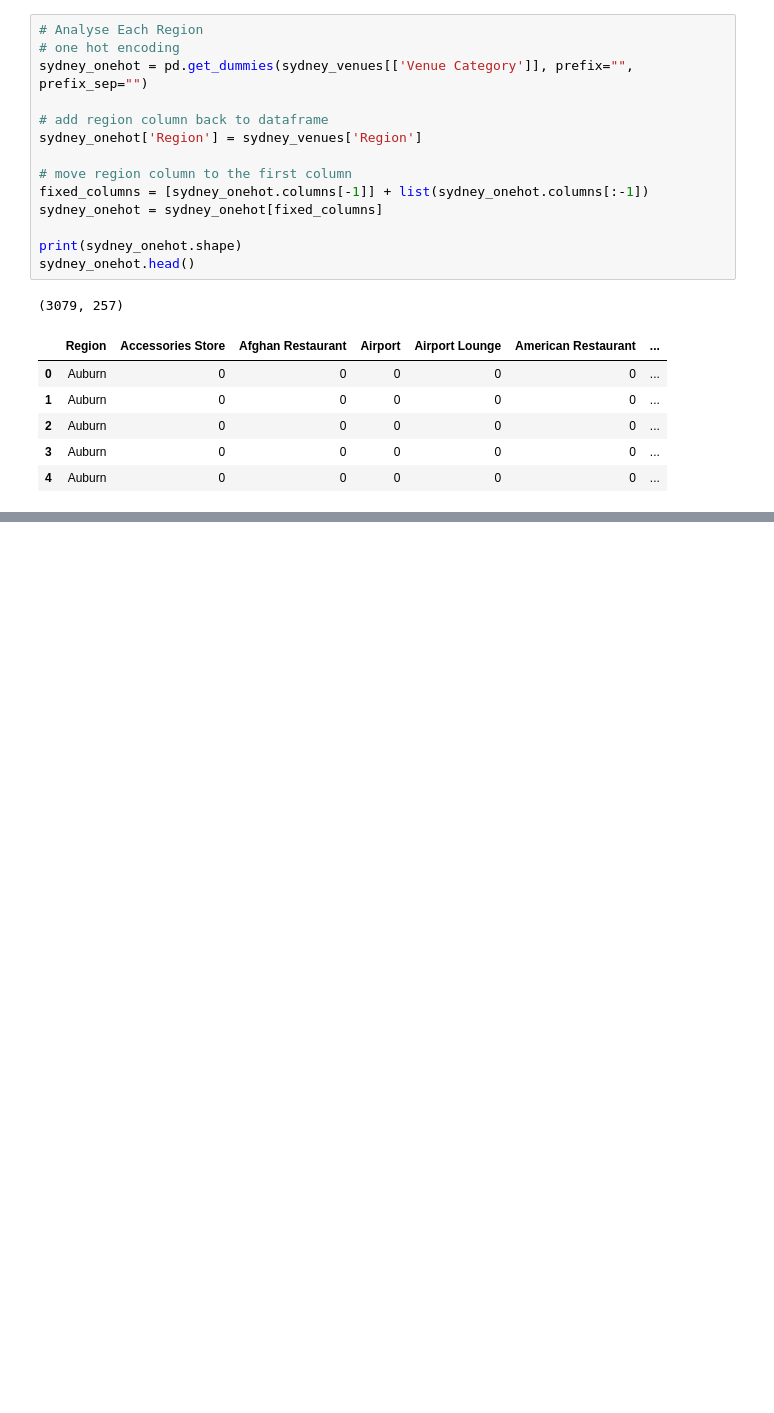
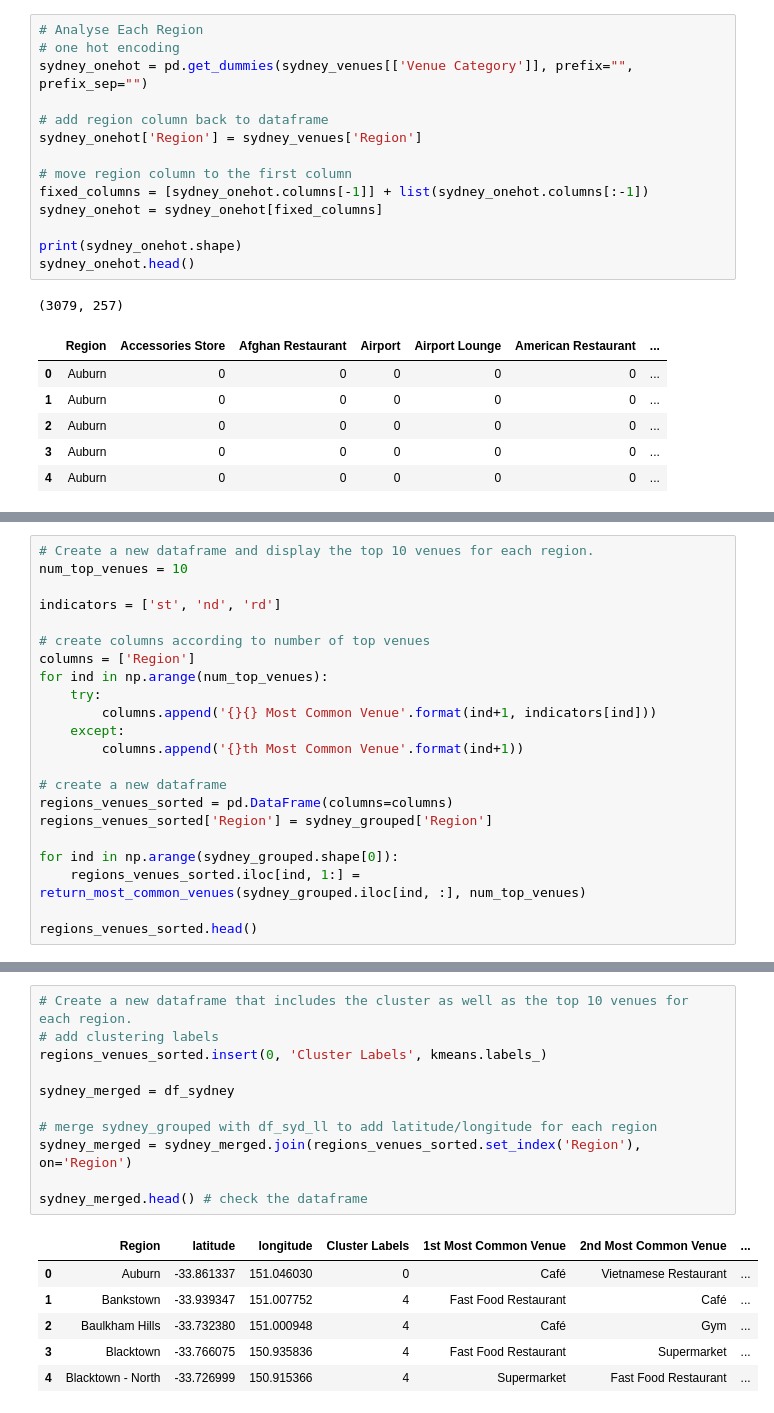
Before and after one commit to janelleamet/Coursera_Capstone, a Jupyter notebook: Applied Data Science Capstone.ipynb, the cells around one changed output, grey strips where cells are left out. Saved outputs shown, nothing was run; the diff lists cells and outputs as text; blank space fills up the shorter version.

```diff
--- a/Applied Data Science Capstone.ipynb
+++ b/Applied Data Science Capstone.ipynb
@@ -449,0 +457,22 @@ sydney_grouped
+# %%
+# Create a new dataframe and display the top 10 venues for each region.
+num_top_venues = 10
+
+indicators = ['st', 'nd', 'rd']
+
+# create columns according to number of top venues
+columns = ['Region']
+for ind in np.arange(num_top_venues):
+    try:
+        columns.append('{}{} Most Common Venue'.format(ind+1, indicators[ind]))
+    except:
+        columns.append('{}th Most Common Venue'.format(ind+1))
+
+# create a new dataframe
+regions_venues_sorted = pd.DataFrame(columns=columns)
+regions_venues_sorted['Region'] = sydney_grouped['Region']
+
+for ind in np.arange(sydney_grouped.shape[0]):
+    regions_venues_sorted.iloc[ind, 1:] = return_most_common_venues(sydney_grouped.iloc[ind, :], num_top_venues)
+
+regions_venues_sorted.head()
@@ -449,0 +500,18 @@ sydney_grouped
+# %%
+# Create a new dataframe that includes the cluster as well as the top 10 venues for each region.
+# add clustering labels
+regions_venues_sorted.insert(0, 'Cluster Labels', kmeans.labels_)
+
+sydney_merged = df_sydney
+
+# merge sydney_grouped with df_syd_ll to add latitude/longitude for each region
+sydney_merged = sydney_merged.join(regions_venues_sorted.set_index('Region'), on='Region')
+
+sydney_merged.head() # check the dataframe
+# %% [output]
+|  | Region | latitude | longitude | Cluster Labels | 1st Most Common Venue | 2nd Most Common Venue | ... |
+| 0 | Auburn | -33.861337 | 151.046030 | 0 | Café | Vietnamese Restaurant | ... |
+| 1 | Bankstown | -33.939347 | 151.007752 | 4 | Fast Food Restaurant | Café | ... |
+| 2 | Baulkham Hills | -33.732380 | 151.000948 | 4 | Café | Gym | ... |
+| 3 | Blacktown | -33.766075 | 150.935836 | 4 | Fast Food Restaurant | Supermarket | ... |
+| 4 | Blacktown - North | -33.726999 | 150.915366 | 4 | Supermarket | Fast Food Restaurant | ... |
```
Also changed, not shown: parts of 12 cells of this notebook.
